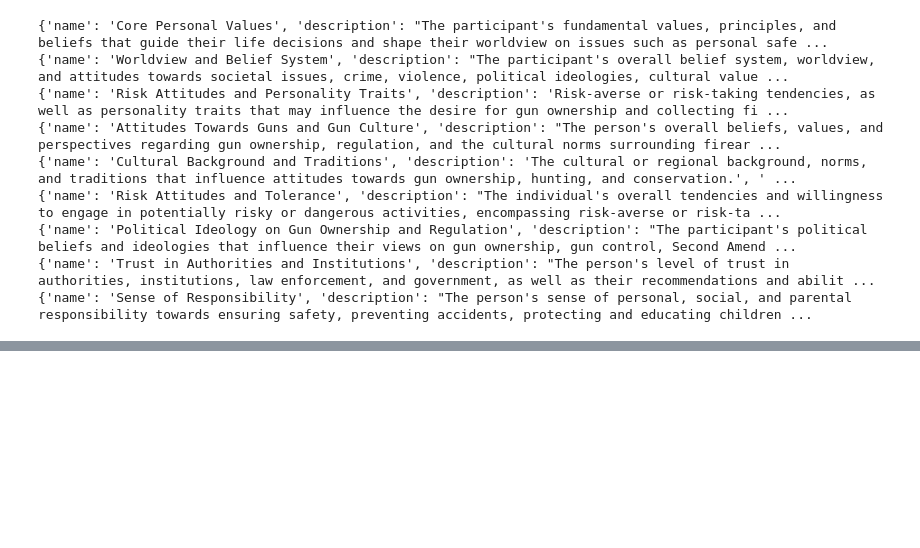
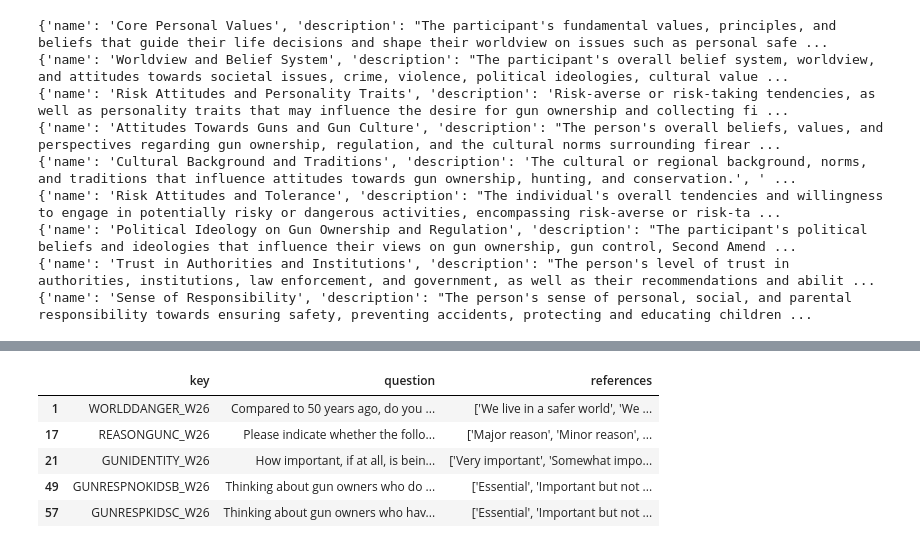
Before and after one commit to liamjxu/pump_code, a Jupyter notebook: pump/dev.ipynb, the cells around one changed output, grey strips where cells are left out. Saved outputs shown, nothing was run; the diff lists cells and outputs as text; code cells hidden in the pictures; blank space fills up the shorter version.

```diff
--- a/pump/dev.ipynb
+++ b/pump/dev.ipynb
@@ -613,3 +608,8 @@ from experiment.predict import main
 args = Args()
 
 main(args)
+# %%
+import json
+
+with open("date0729_midterm_personas_full_sonnet.json", 'r') as f:
+    data = json.load(f)
@@ -615,0 +620,3 @@ main(args)
+# %%
+with open("sm_local/outputs_sonnet_kmeans10_single_example/extraction/personas_extracted_from_question_American_Trends_Panel_W26.json", "r") as f:
+    extraction = json.load(f)
@@ -615,0 +645,16 @@ main(args)
+# %%
+import pandas as pd
+from utils import get_file_from_s3
+
+test_q_keys = ['GUNRESPNOKIDSB_W26', 'WORLDDANGER_W26', 'GUNIDENTITY_W26', 'REASONGUNC_W26', 'GUNRESPKIDSC_W26']
+
+survey_df = pd.read_csv(get_file_from_s3(f"human_resp/American_Trends_Panel_W26/info.csv"))
+# %%
+survey_df[survey_df['key'].isin(test_q_keys)][['key', 'question', 'references']]
+# %% [output]
+|  | key | question | references |
+| 1 | WORLDDANGER_W26 | Compared to 50 years ago, do you ... | ['We live in a safer world', 'We ... |
+| 17 | REASONGUNC_W26 | Please indicate whether the follo... | ['Major reason', 'Minor reason', ... |
+| 21 | GUNIDENTITY_W26 | How important, if at all, is bein... | ['Very important', 'Somewhat impo... |
+| 49 | GUNRESPNOKIDSB_W26 | Thinking about gun owners who do ... | ['Essential', 'Important but not ... |
+| 57 | GUNRESPKIDSC_W26 | Thinking about gun owners who hav... | ['Essential', 'Important but not ... |
```
Also changed, not shown: parts of 15 cells of this notebook, 5 other files.
